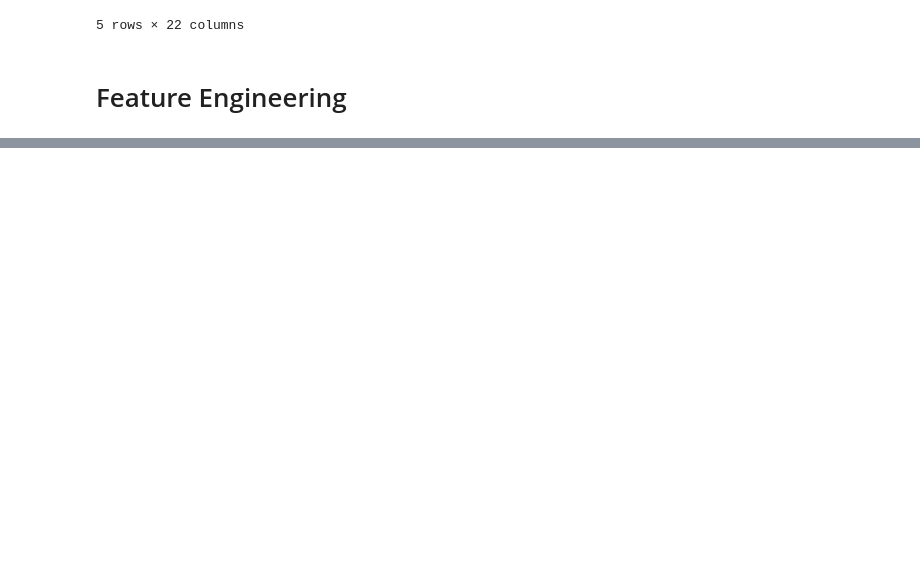
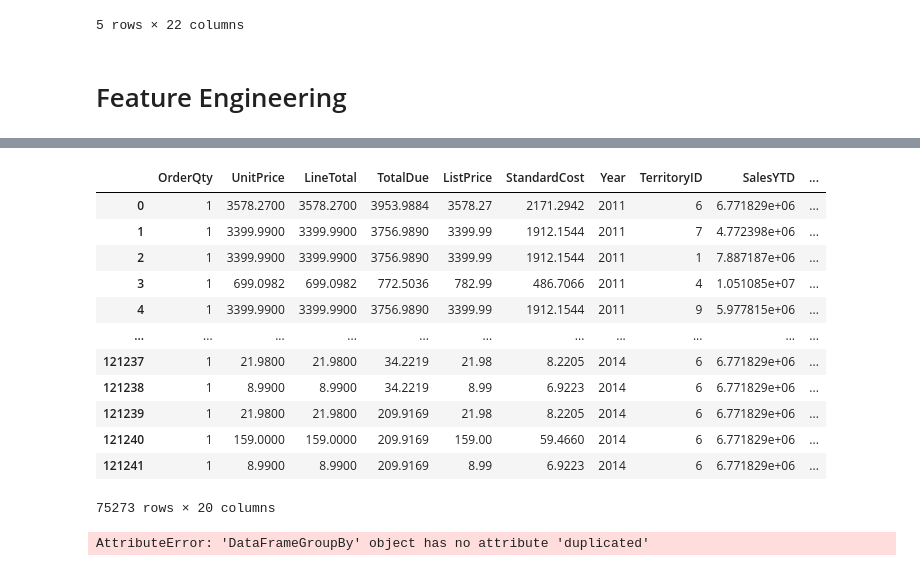
Before and after one commit to ga1nang/curent_topic, a Jupyter notebook: predict_new.ipynb, the cells around one changed output, grey strips where cells are left out. Drawn from its saved outputs; the diff is of its cells as text; code cells hidden in the pictures; blank space fills up the shorter version.

```diff
--- a/predict_new.ipynb
+++ b/predict_new.ipynb
@@ -239,0 +388,24 @@ transformed_df.head()
+# %%
+order_features = transformed_df.groupby('OrderID').agg(
+
+)
+
+order_features.head()
+# %% [output]
+|  | OrderQty | UnitPrice | LineTotal | TotalDue | ListPrice | StandardCost | Year | TerritoryID | SalesYTD | ... |
+| 0 | 1 | 3578.2700 | 3578.2700 | 3953.9884 | 3578.27 | 2171.2942 | 2011 | 6 | 6.771829e+06 | ... |
+| 1 | 1 | 3399.9900 | 3399.9900 | 3756.9890 | 3399.99 | 1912.1544 | 2011 | 7 | 4.772398e+06 | ... |
+| 2 | 1 | 3399.9900 | 3399.9900 | 3756.9890 | 3399.99 | 1912.1544 | 2011 | 1 | 7.887187e+06 | ... |
+| 3 | 1 | 699.0982 | 699.0982 | 772.5036 | 782.99 | 486.7066 | 2011 | 4 | 1.051085e+07 | ... |
+| 4 | 1 | 3399.9900 | 3399.9900 | 3756.9890 | 3399.99 | 1912.1544 | 2011 | 9 | 5.977815e+06 | ... |
+| ... | ... | ... | ... | ... | ... | ... | ... | ... | ... | ... |
+| 121237 | 1 | 21.9800 | 21.9800 | 34.2219 | 21.98 | 8.2205 | 2014 | 6 | 6.771829e+06 | ... |
+| 121238 | 1 | 8.9900 | 8.9900 | 34.2219 | 8.99 | 6.9223 | 2014 | 6 | 6.771829e+06 | ... |
+| 121239 | 1 | 21.9800 | 21.9800 | 209.9169 | 21.98 | 8.2205 | 2014 | 6 | 6.771829e+06 | ... |
+| 121240 | 1 | 159.0000 | 159.0000 | 209.9169 | 159.00 | 59.4660 | 2014 | 6 | 6.771829e+06 | ... |
+| 121241 | 1 | 8.9900 | 8.9900 | 209.9169 | 8.99 | 6.9223 | 2014 | 6 | 6.771829e+06 | ... |
+75273 rows × 20 columns
+# %%
+order_features.duplicated().sum()
+# %% [output]
+AttributeError: 'DataFrameGroupBy' object has no attribute 'duplicated'
```
Also changed, not shown: parts of 13 cells of this notebook, 7 other files.
